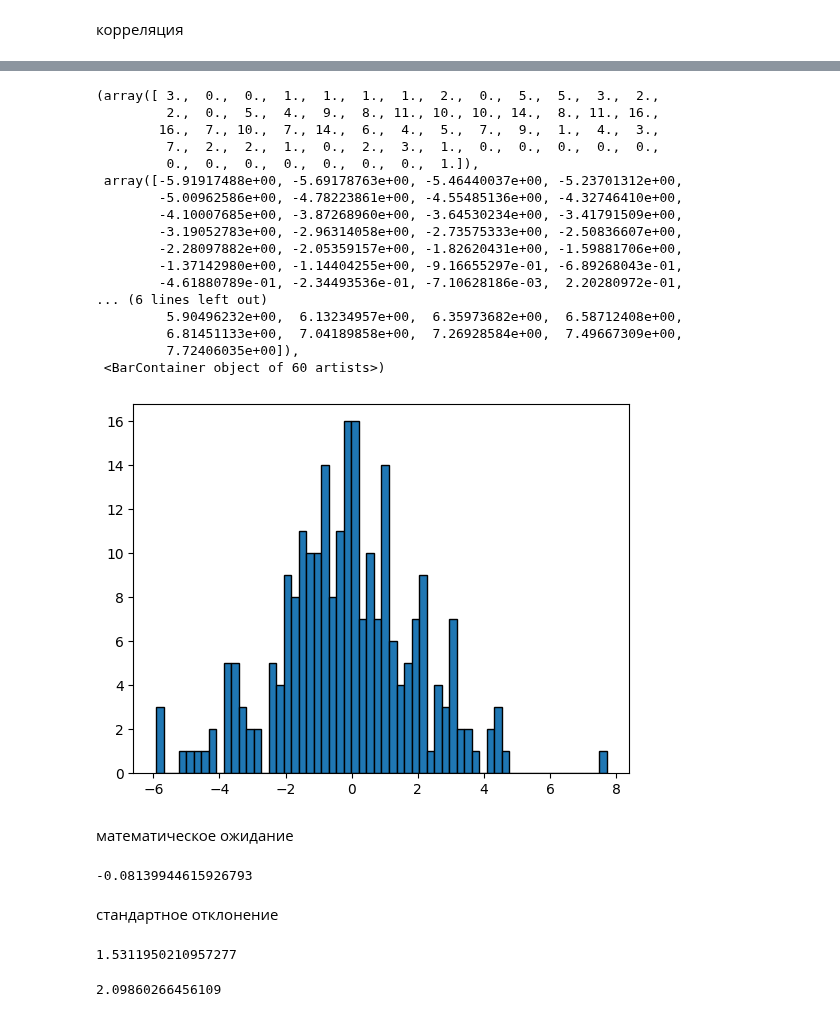
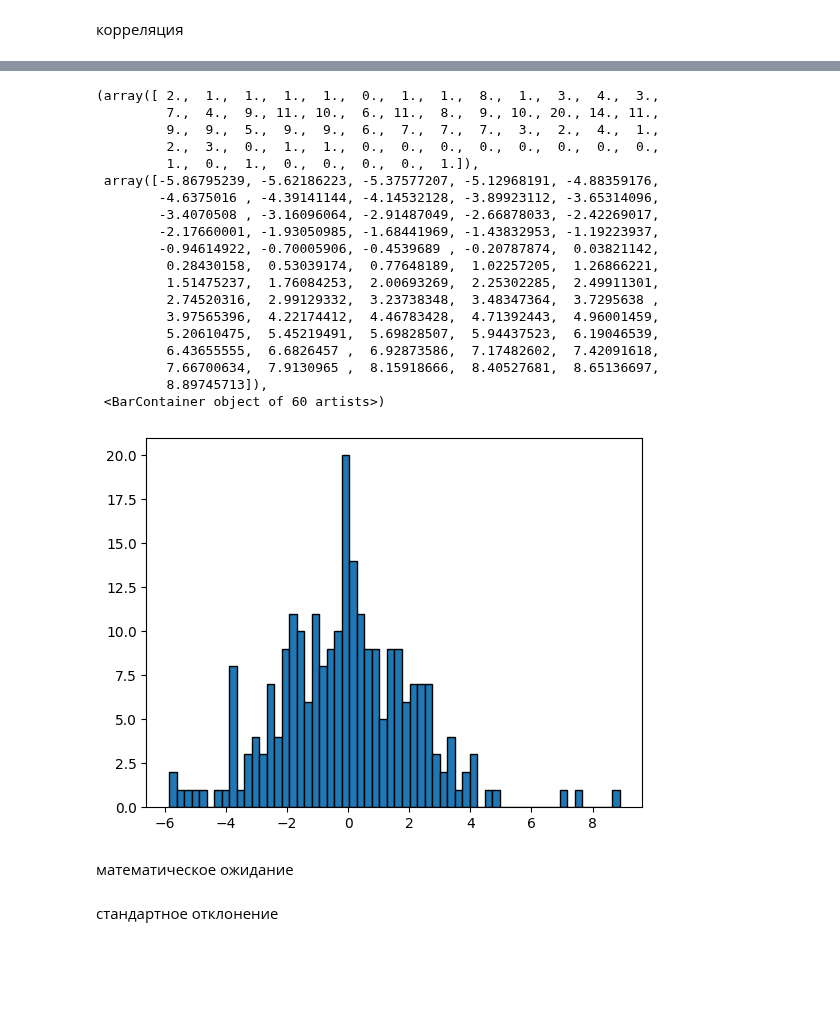
Before and after one commit to ChapnesAl/Tinkoff_Investment, a Jupyter notebook: lessons_and_tests/da_lessons/histogram.ipynb, the cells around one changed output, grey strips where cells are left out. Saved outputs shown, nothing was run; the diff lists cells and outputs as text; code cells hidden in the pictures; blank space fills up the shorter version.

```diff
--- a/lessons_and_tests/da_lessons/histogram.ipynb
+++ b/lessons_and_tests/da_lessons/histogram.ipynb
@@ -16,7 +16,7 @@ pd.set_option('display.max_columns', 500)
 pd.set_option('display.width', 1000)
 # %%
 market_ticker = '^GSPC'
-stock_ticker = 'acn'
+st = 'aapl'
 
 stime='2022-01-01'
 ftime=None
@@ -34,8 +34,8 @@ def get_data_from_ticker(tick, stime, ftime, interval='1d'):
     return z
 
 gf = pd.DataFrame(get_data_from_ticker(market_ticker, stime, ftime))
-sf = pd.DataFrame(get_data_from_ticker(stock_ticker, stime, ftime))
-gf[stock_ticker] = sf[stock_ticker]
+sf = pd.DataFrame(get_data_from_ticker(st, stime, ftime))
+gf[st] = sf[st]
 
 
 gf.head(3)
@@ -62,7 +62,7 @@ def add_percent_update(tick):
     return gf_vv
 
 gf[f"% update {market_ticker}"] = add_percent_update(market_ticker)
-gf[f"% update {stock_ticker}"] = add_percent_update(stock_ticker)
+gf[f"% update {st}"] = add_percent_update(st)
 
 gf.head(3)
 # %% [output]
@@ -86,0 +92,19 @@ array([[1.        , 0.88236833],
+# %%
+gf_copy = gf.copy(deep=True)
+# gf_copy = gf_copy.astype({tick: str}, errors='ignore')
+
+r = gf_copy['^GSPC'].values
+cor_list = []
+for i in range(len(r)):
+    try:
+        if gf.iloc[i, 0] in [gf.iloc[0, 0], gf.iloc[1, 0], gf.iloc[2, 0],
+                                                   gf.iloc[3, 0], gf.iloc[4, 0], gf.iloc[5, 0], gf.iloc[6, 0]]:
+            r[i] = 0
+        else:
+            x = np.corrcoef([gf.iloc[i, 0], gf.iloc[i + 1, 0], gf.iloc[i + 2, 0], gf.iloc[i + 3, 0], gf.iloc[i + 4, 0], gf.iloc[i + 5, 0], gf.iloc[i + 6, 0]],
+                             [gf.iloc[i, 1], gf.iloc[i + 1, 1], gf.iloc[i + 2, 1], gf.iloc[i + 3, 1], gf.iloc[i + 4, 1], gf.iloc[i + 5, 1], gf.iloc[i + 6, 1]])
+            r[i] = x[0][1]
+    except:
+        r[i] = 0
+
+gf['corr'] = r
@@ -110,24 +155,26 @@ plt.hist(list(gf['% update ^GSPC'].values), bins=60, edgecolor='black')
 # %%
-plt.hist(list(gf['% update acn'].values), bins=60, edgecolor='black')
+plt.hist(list(gf[f'% update {st}'].values), bins=60, edgecolor='black')
 # %% [output]
-(array([ 3.,  0.,  0.,  1.,  1.,  1.,  1.,  2.,  0.,  5.,  5.,  3.,  2.,
-         2.,  0.,  5.,  4.,  9.,  8., 11., 10., 10., 14.,  8., 11., 16.,
-        16.,  7., 10.,  7., 14.,  6.,  4.,  5.,  7.,  9.,  1.,  4.,  3.,
-         7.,  2.,  2.,  1.,  0.,  2.,  3.,  1.,  0.,  0.,  0.,  0.,  0.,
-         0.,  0.,  0.,  0.,  0.,  0.,  0.,  1.]),
- array([-5.91917488e+00, -5.69178763e+00, -5.46440037e+00, -5.23701312e+00,
-        -5.00962586e+00, -4.78223861e+00, -4.55485136e+00, -4.32746410e+00,
-        -4.10007685e+00, -3.87268960e+00, -3.64530234e+00, -3.41791509e+00,
-        -3.19052783e+00, -2.96314058e+00, -2.73575333e+00, -2.50836607e+00,
-        -2.28097882e+00, -2.05359157e+00, -1.82620431e+00, -1.59881706e+00,
-        -1.37142980e+00, -1.14404255e+00, -9.16655297e-01, -6.89268043e-01,
-        -4.61880789e-01, -2.34493536e-01, -7.10628186e-03,  2.20280972e-01,
-... (6 lines left out)
-         5.90496232e+00,  6.13234957e+00,  6.35973682e+00,  6.58712408e+00,
-         6.81451133e+00,  7.04189858e+00,  7.26928584e+00,  7.49667309e+00,
-         7.72406035e+00]),
+(array([ 2.,  1.,  1.,  1.,  1.,  0.,  1.,  1.,  8.,  1.,  3.,  4.,  3.,
+         7.,  4.,  9., 11., 10.,  6., 11.,  8.,  9., 10., 20., 14., 11.,
+         9.,  9.,  5.,  9.,  9.,  6.,  7.,  7.,  7.,  3.,  2.,  4.,  1.,
+         2.,  3.,  0.,  1.,  1.,  0.,  0.,  0.,  0.,  0.,  0.,  0.,  0.,
+         1.,  0.,  1.,  0.,  0.,  0.,  0.,  1.]),
+ array([-5.86795239, -5.62186223, -5.37577207, -5.12968191, -4.88359176,
+        -4.6375016 , -4.39141144, -4.14532128, -3.89923112, -3.65314096,
+        -3.4070508 , -3.16096064, -2.91487049, -2.66878033, -2.42269017,
+        -2.17660001, -1.93050985, -1.68441969, -1.43832953, -1.19223937,
+        -0.94614922, -0.70005906, -0.4539689 , -0.20787874,  0.03821142,
+         0.28430158,  0.53039174,  0.77648189,  1.02257205,  1.26866221,
+         1.51475237,  1.76084253,  2.00693269,  2.25302285,  2.49911301,
+         2.74520316,  2.99129332,  3.23738348,  3.48347364,  3.7295638 ,
+         3.97565396,  4.22174412,  4.46783428,  4.71392443,  4.96001459,
+         5.20610475,  5.45219491,  5.69828507,  5.94437523,  6.19046539,
+         6.43655555,  6.6826457 ,  6.92873586,  7.17482602,  7.42091618,
+         7.66700634,  7.9130965 ,  8.15918666,  8.40527681,  8.65136697,
+         8.89745713]),
  <BarContainer object of 60 artists>)
-[figure, old version]
+[figure, new version]
 # %% [markdown]
 математическое ожидание
 # %%
@@ -135,20 +182,14 @@ plt.hist(list(gf['% update acn'].values), bins=60, edgecolor='black')
 # %time snp_mat_expectation = np.average(gf['% update ^GSPC'])
 snp_mat_expectation = gf['% update ^GSPC'].mean()
 snp_mat_expectation
-# %% [output]
--0.08139944615926793
 # %% [markdown]
 стандартное отклонение
 # %%
 snp_standart_deviation = gf['% update ^GSPC'].std()
 snp_standart_deviation
-# %% [output]
-1.5311950210957277
 # %%
-snp_standart_deviation = gf['% update acn'].std()
+snp_standart_deviation = gf[f'% update {st}'].std()
 snp_standart_deviation
-# %% [output]
-2.09860266456109
 # %%
 mu_z = gf['% update ^GSPC'].mean()
 # se_z = gf['% update ^GSPC'].std() / sqrt(gf['% update ^GSPC'].value_counts().sum())
```
Also changed, not shown: parts of 7 cells of this notebook, 3 other files.
